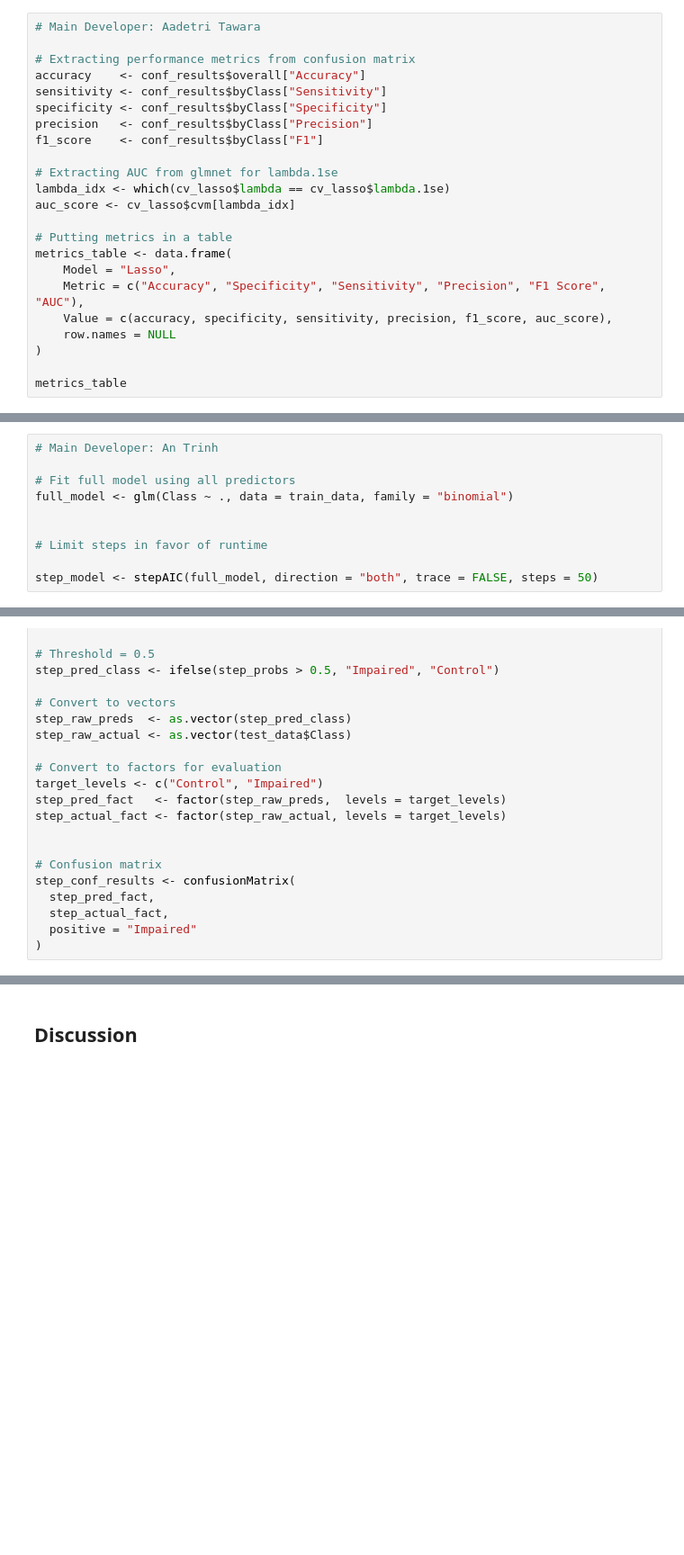
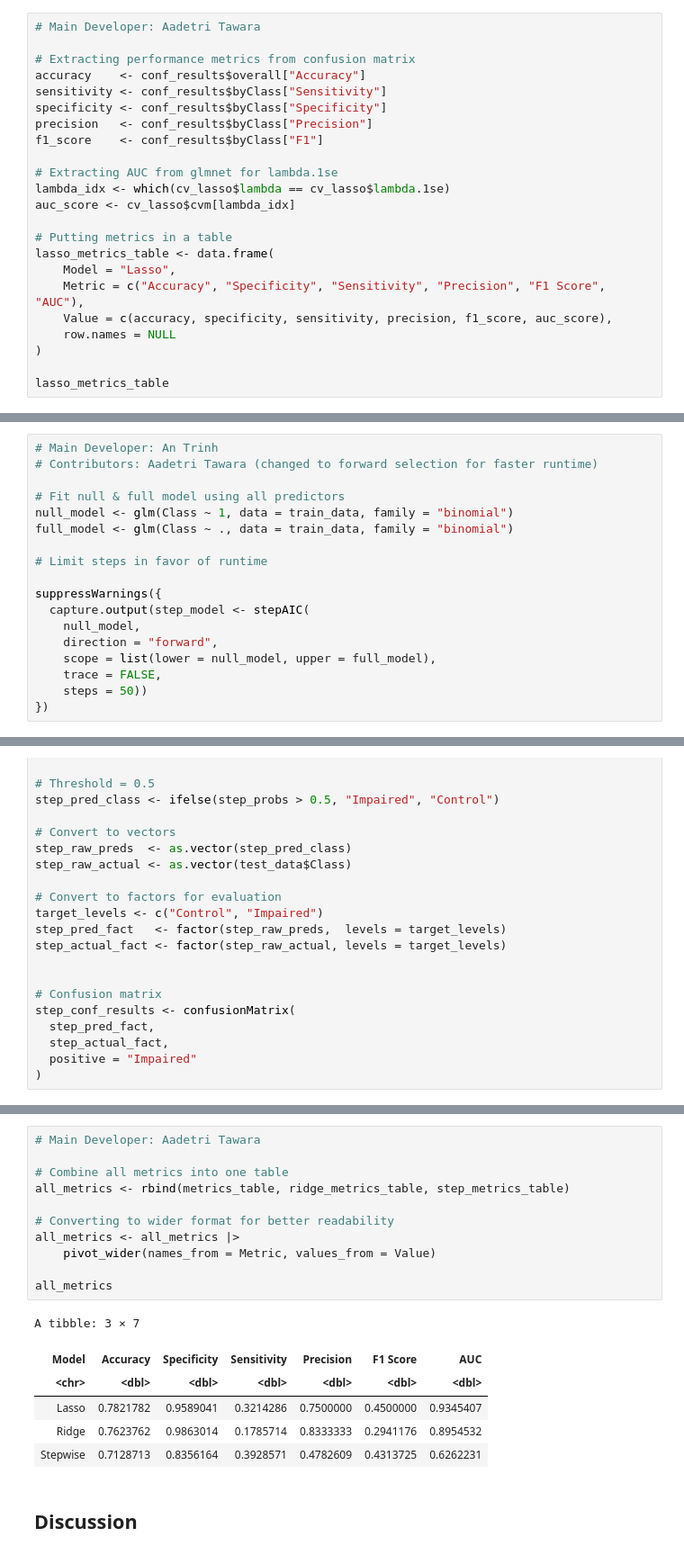
Before and after one commit to snakehabitat3/Stat301_Team23, a Jupyter notebook: T23_GroupProject.ipynb, the cells around one changed output, grey strips where cells are left out. Shown at 90% size. Drawn from its saved outputs; the diff is of its cells as text; blank space fills up the shorter version.

Commit message:
Change stepwise to forward selection, suppress long warnings, & aggregate all metrics into one table

```diff
--- a/T23_GroupProject.ipynb
+++ b/T23_GroupProject.ipynb
@@ -365,14 +347,14 @@ lambda_idx <- which(cv_lasso$lambda == cv_lasso$lambda.1se)
 auc_score <- cv_lasso$cvm[lambda_idx]
 
 # Putting metrics in a table
-metrics_table <- data.frame(
+lasso_metrics_table <- data.frame(
     Model = "Lasso",
     Metric = c("Accuracy", "Specificity", "Sensitivity", "Precision", "F1 Score", "AUC"),
     Value = c(accuracy, specificity, sensitivity, precision, f1_score, auc_score),
     row.names = NULL
 )
 
-metrics_table
+lasso_metrics_table
 # %% [output]
 A data.frame: 6 × 3
 | Model | Metric | Value |
@@ -480,11 +452,19 @@ A data.frame: 6 × 3
 **Logistic Regression with stepwise variable selection:**
 # %%
 # Main Developer: An Trinh
+# Contributors: Aadetri Tawara (changed to forward selection for faster runtime)
 
-# Fit full model using all predictors
+# Fit null & full model using all predictors
+null_model <- glm(Class ~ 1, data = train_data, family = "binomial")
 full_model <- glm(Class ~ ., data = train_data, family = "binomial")
-
 
 # Limit steps in favor of runtime
 
-step_model <- stepAIC(full_model, direction = "both", trace = FALSE, steps = 50)
+suppressWarnings({
+  capture.output(step_model <- stepAIC(
+    null_model,
+    direction = "forward",
+    scope = list(lower = null_model, upper = full_model),
+    trace = FALSE,
+    steps = 50))
+})
@@ -558,3 +567,21 @@ metrics_table
+# %%
+# Main Developer: Aadetri Tawara
+
+# Combine all metrics into one table
+all_metrics <- rbind(metrics_table, ridge_metrics_table, step_metrics_table)
+
+# Converting to wider format for better readability
+all_metrics <- all_metrics |>
+    pivot_wider(names_from = Metric, values_from = Value)
+
+all_metrics
+# %% [output]
+A tibble: 3 × 7
+| Model | Accuracy | Specificity | Sensitivity | Precision | F1 Score | AUC |
+| <chr> | <dbl> | <dbl> | <dbl> | <dbl> | <dbl> | <dbl> |
+| Lasso | 0.7821782 | 0.9589041 | 0.3214286 | 0.7500000 | 0.4500000 | 0.9345407 |
+| Ridge | 0.7623762 | 0.9863014 | 0.1785714 | 0.8333333 | 0.2941176 | 0.8954532 |
+| Stepwise | 0.7128713 | 0.8356164 | 0.3928571 | 0.4782609 | 0.4313725 | 0.6262231 |
 # %% [markdown]
 ## Discussion
 # %% [markdown]
```
Also changed, not shown: parts of 7 cells of this notebook.
